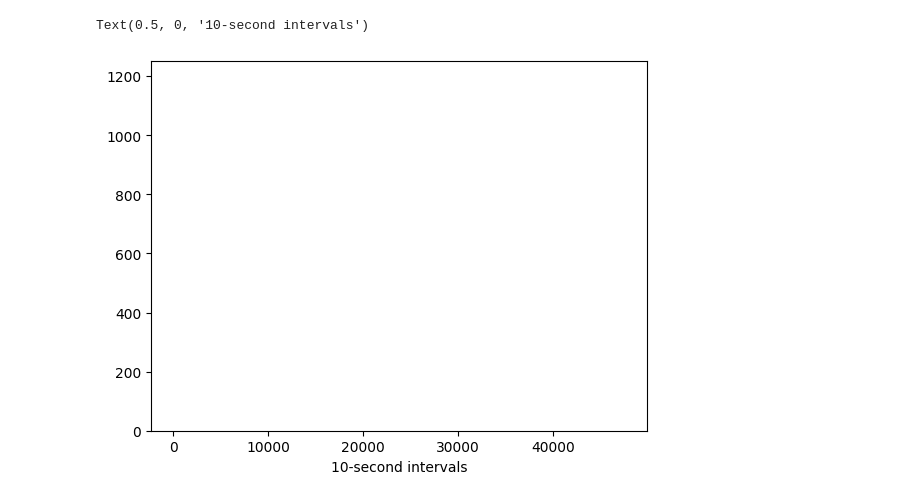
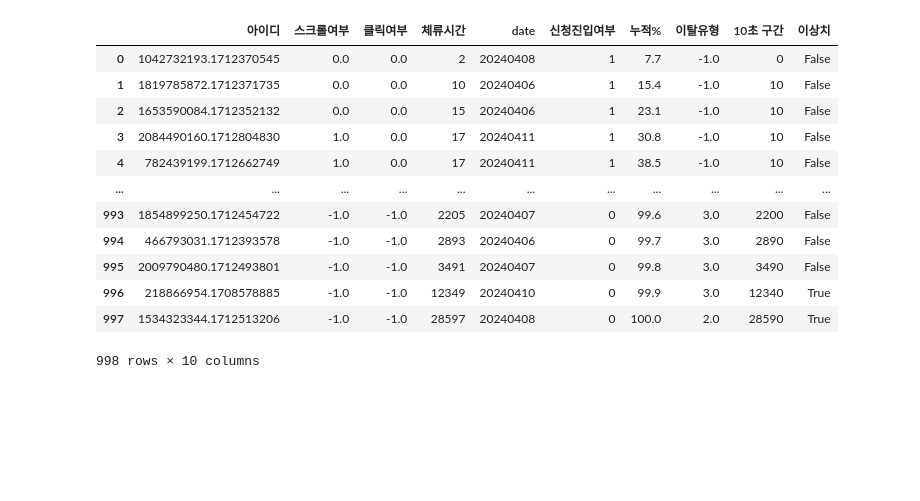
Before and after one commit to kang00111/funnel_test, a Jupyter notebook: 4월 투어 정리/20240429_4월 투어 정리_로셜 랜딩페이지 전환자 행동분석.ipynb, the cells around one changed output. Cells and saved outputs as stored; diff of their text form; code cells hidden in the pictures; blank space fills up the shorter version.

```diff
--- a/4월 투어 정리/20240429_4월 투어 정리_로셜 랜딩페이지 전환자 행동분석.ipynb
+++ b/4월 투어 정리/20240429_4월 투어 정리_로셜 랜딩페이지 전환자 행동분석.ipynb
@@ -215,7 +120,0 @@ df_subset
-# %%
-plt.bar(statistics.index, statistics['in'], color='blue', label='in')
-plt.bar(statistics.index, statistics['out'], bottom=statistics['in'], color='orange', label='out')
-plt.xlabel('10-second intervals')
-# %% [output]
-Text(0.5, 0, '10-second intervals')
-[figure, removed]
@@ -226,0 +121,25 @@ print("모든 엑셀 파일을 합쳐서 merged_data.xlsx로 저장되었습니
+# %%
+# Define the binary mapping with all expected values
+binary_mapping = {'Y': 1, 'N': 0, 'in': 2, 'out': 3}
+
+# Apply the mapping while filling NaN values
+df['스크롤여부'] = df['스크롤여부'].map(binary_mapping).fillna(-1)
+df['클릭여부'] = df['클릭여부'].map(binary_mapping).fillna(-1)
+df['신청진입여부'] = df['신청진입여부'].map(binary_mapping).fillna(-1)
+df['이탈유형'] = df['이탈유형'].map(binary_mapping).fillna(-1)
+# %%
+df
+# %% [output]
+|  | 아이디 | 스크롤여부 | 클릭여부 | 체류시간 | date | 신청진입여부 | 누적% | 이탈유형 | 10초 구간 | 이상치 |
+| 0 | 1042732193.1712370545 | 0.0 | 0.0 | 2 | 20240408 | 1 | 7.7 | -1.0 | 0 | False |
+| 1 | 1819785872.1712371735 | 0.0 | 0.0 | 10 | 20240406 | 1 | 15.4 | -1.0 | 10 | False |
+| 2 | 1653590084.1712352132 | 0.0 | 0.0 | 15 | 20240406 | 1 | 23.1 | -1.0 | 10 | False |
+| 3 | 2084490160.1712804830 | 1.0 | 0.0 | 17 | 20240411 | 1 | 30.8 | -1.0 | 10 | False |
+| 4 | 782439199.1712662749 | 1.0 | 0.0 | 17 | 20240411 | 1 | 38.5 | -1.0 | 10 | False |
+| ... | ... | ... | ... | ... | ... | ... | ... | ... | ... | ... |
+| 993 | 1854899250.1712454722 | -1.0 | -1.0 | 2205 | 20240407 | 0 | 99.6 | 3.0 | 2200 | False |
+| 994 | 466793031.1712393578 | -1.0 | -1.0 | 2893 | 20240406 | 0 | 99.7 | 3.0 | 2890 | False |
+| 995 | 2009790480.1712493801 | -1.0 | -1.0 | 3491 | 20240407 | 0 | 99.8 | 3.0 | 3490 | False |
+| 996 | 218866954.1708578885 | -1.0 | -1.0 | 12349 | 20240410 | 0 | 99.9 | 3.0 | 12340 | True |
+| 997 | 1534323344.1712513206 | -1.0 | -1.0 | 28597 | 20240408 | 0 | 100.0 | 2.0 | 28590 | True |
+998 rows × 10 columns
```
Also changed, not shown: parts of 23 cells of this notebook, 2 other files.
